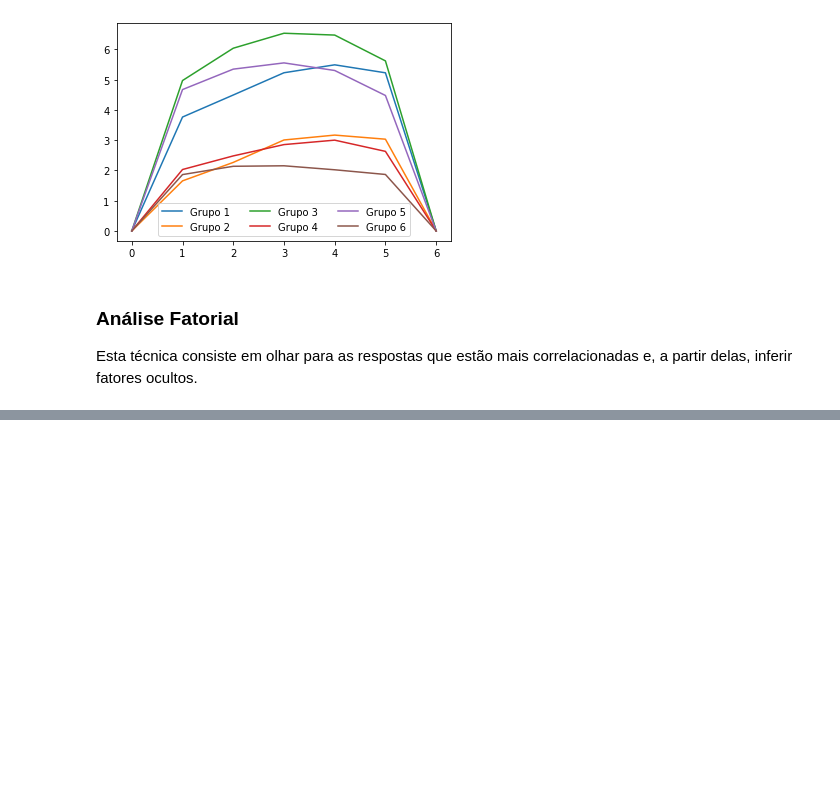
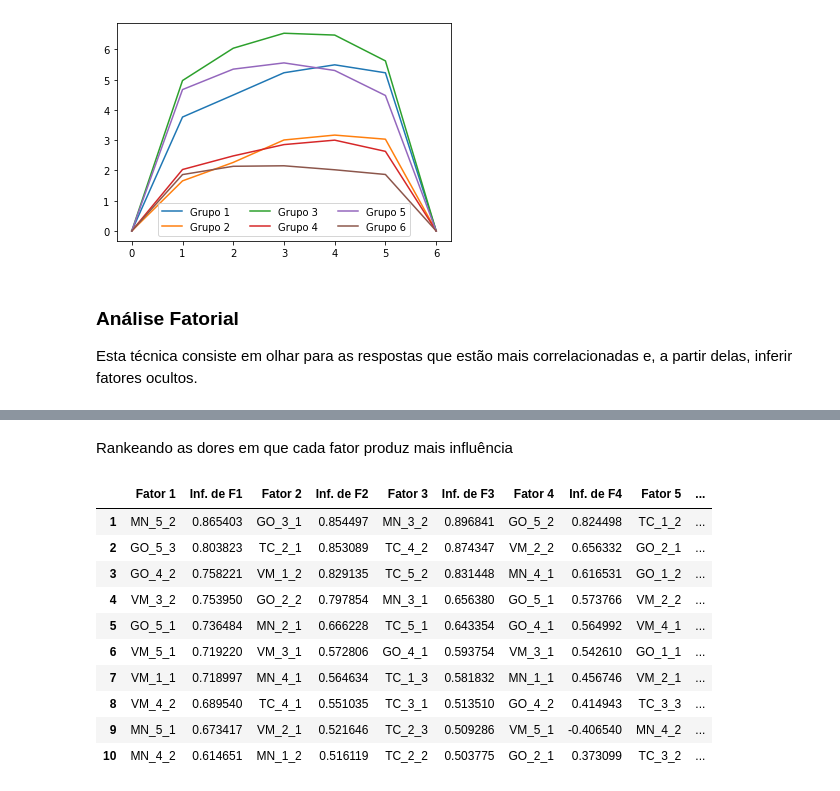
Before and after one commit to gustavomello9600/clusters, a Jupyter notebook: Dores das EJs.ipynb, the cells around one changed output, grey strips where cells are left out. Cells and saved outputs as stored; diff of their text form; code cells hidden in the pictures; blank space fills up the shorter version.

```diff
--- a/Dores das EJs.ipynb
+++ b/Dores das EJs.ipynb
@@ -549,0 +587,9 @@ print(entrada)
+# %%
+#Realiza a análise considerando 9 fatores ocultos
+fa = FactorAnalyzer(n_factors=9, rotation="varimax", method="ml").fit(dados)
+
+#Forma uma tabela com o peso que cada fator tem em cada uma das dores
+pesos = pd.DataFrame(fa.loadings_,
+                     index=entrada.columns,
+                     columns=["Fator {}".format(i) for i in range(1, 9 + 1)])
+pesos.head()
@@ -549,0 +603,27 @@ print(entrada)
+# %% [markdown]
+Rankeando as dores em que cada fator produz mais influência
+# %%
+n = número_de_linhas = 10
+
+ranking = pd.DataFrame()
+
+for fator in pesos.columns:
+    ordenação = np.array([abs(p) for p in pesos[fator]]).argsort()[::-1]
+    ranking[fator] = pesos.index[ordenação][:n]
+    ranking["Inf. de F{}".format(fator[-1])] = np.array(pesos[fator])[ordenação][:n]
+
+ranking.index = range(1, número_de_linhas + 1)
+
+ranking
+# %% [output]
+|  | Fator 1 | Inf. de F1 | Fator 2 | Inf. de F2 | Fator 3 | Inf. de F3 | Fator 4 | Inf. de F4 | Fator 5 | ... |
+| 1 | MN_5_2 | 0.865403 | GO_3_1 | 0.854497 | MN_3_2 | 0.896841 | GO_5_2 | 0.824498 | TC_1_2 | ... |
+| 2 | GO_5_3 | 0.803823 | TC_2_1 | 0.853089 | TC_4_2 | 0.874347 | VM_2_2 | 0.656332 | GO_2_1 | ... |
+| 3 | GO_4_2 | 0.758221 | VM_1_2 | 0.829135 | TC_5_2 | 0.831448 | MN_4_1 | 0.616531 | GO_1_2 | ... |
+| 4 | VM_3_2 | 0.753950 | GO_2_2 | 0.797854 | MN_3_1 | 0.656380 | GO_5_1 | 0.573766 | VM_2_2 | ... |
+| 5 | GO_5_1 | 0.736484 | MN_2_1 | 0.666228 | TC_5_1 | 0.643354 | GO_4_1 | 0.564992 | VM_4_1 | ... |
+| 6 | VM_5_1 | 0.719220 | VM_3_1 | 0.572806 | GO_4_1 | 0.593754 | VM_3_1 | 0.542610 | GO_1_1 | ... |
+| 7 | VM_1_1 | 0.718997 | MN_4_1 | 0.564634 | TC_1_3 | 0.581832 | MN_1_1 | 0.456746 | VM_2_1 | ... |
+| 8 | VM_4_2 | 0.689540 | TC_4_1 | 0.551035 | TC_3_1 | 0.513510 | GO_4_2 | 0.414943 | TC_3_3 | ... |
+| 9 | MN_5_1 | 0.673417 | VM_2_1 | 0.521646 | TC_2_3 | 0.509286 | VM_5_1 | -0.406540 | MN_4_2 | ... |
+| 10 | MN_4_2 | 0.614651 | MN_1_2 | 0.516119 | TC_2_2 | 0.503775 | GO_2_1 | 0.373099 | TC_3_2 | ... |
```
Also changed, not shown: parts of 18 cells of this notebook, 1 other file.
